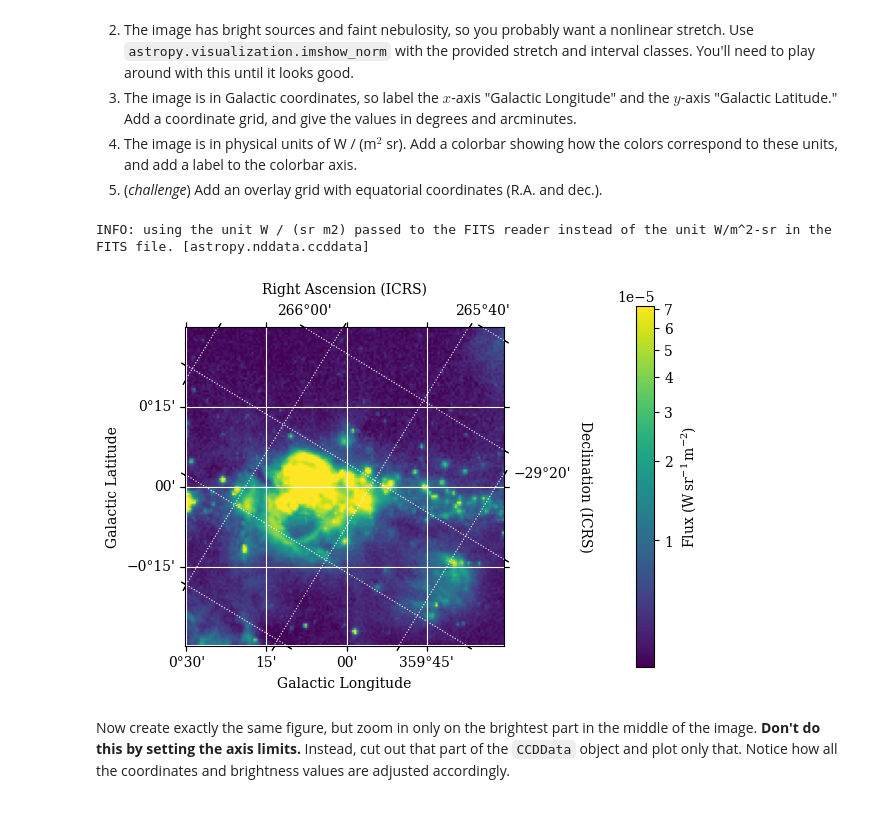
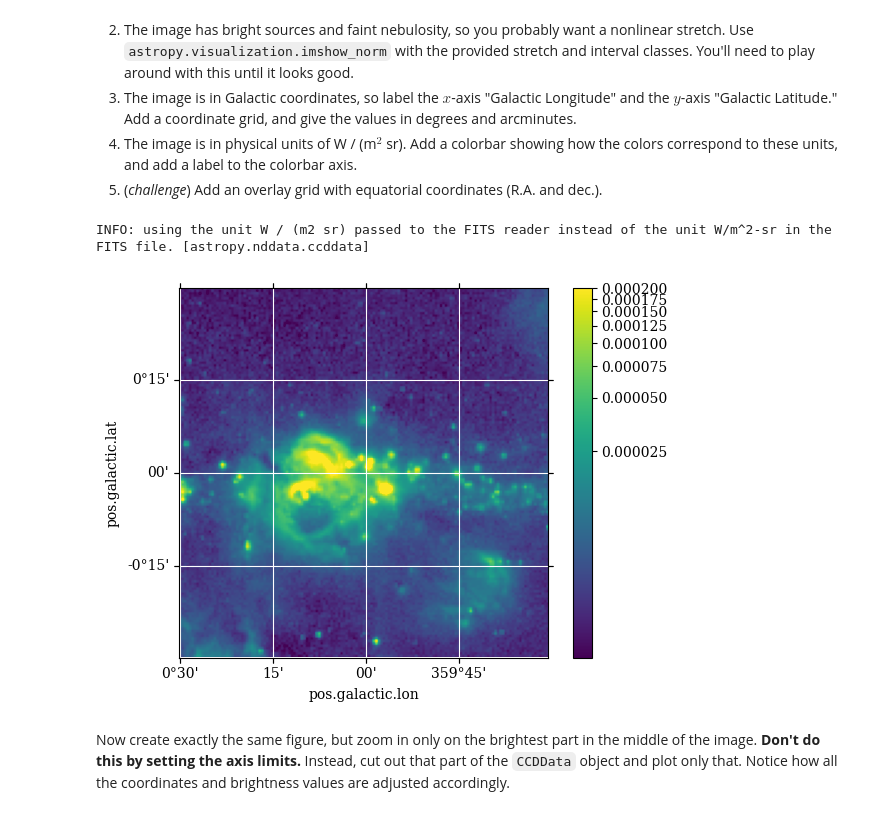
Before and after one commit to ASTR154/data-visualization, a Jupyter notebook: data-visualization.ipynb, the cells around one changed output. Cells and saved outputs as stored; diff of their text form; code cells hidden in the pictures.

```diff
--- a/data-visualization.ipynb
+++ b/data-visualization.ipynb
@@ -27,26 +27,33 @@ from astropy import visualization as viz
 # %%
 # get the name of the file from Astropy's data server
 filename = get_pkg_data_filename('galactic_center/gc_msx_e.fits')
 
 # read the file in as a CCDData object; the units are formatted incorrectly in the header
-ccddata = CCDData.read(  # complete
+ccddata = CCDData.read(filename, unit=u.W/(u.m**2 * u.sr))  # complete
 
 # create a new figure and axis with a WCS projection
+fig = plt.figure()
+ax = fig.add_subplot(projection=ccddata.wcs)
 
 # display the image on that axis with a nice stretch
+im, norm = viz.imshow_norm(ccddata, ax, origin='lower',
+                      interval=viz.PercentileInterval(99),
+                      stretch=viz.LogStretch(100))
 
 # format the axes
 
 # add a color bar
+fig.colorbar(im)
 
 # add the overlay grid
+ax.grid(color='white')
 
 # remove padding around axes in figure
 
 # save the results
 # %% [output]
-INFO: using the unit W / (sr m2) passed to the FITS reader instead of the unit W/m^2-sr in the FITS file. [astropy.nddata.ccddata]
+INFO: using the unit W / (m2 sr) passed to the FITS reader instead of the unit W/m^2-sr in the FITS file. [astropy.nddata.ccddata]
-[figure, old version]
+[figure, new version]
 # %% [markdown]
 Now create exactly the same figure, but zoom in only on the brightest part in the middle of the image. **Don't do this by setting the axis limits.** Instead, cut out that part of the `CCDData` object and plot only that. Notice how all the coordinates and brightness values are adjusted accordingly.
 # %%
```
